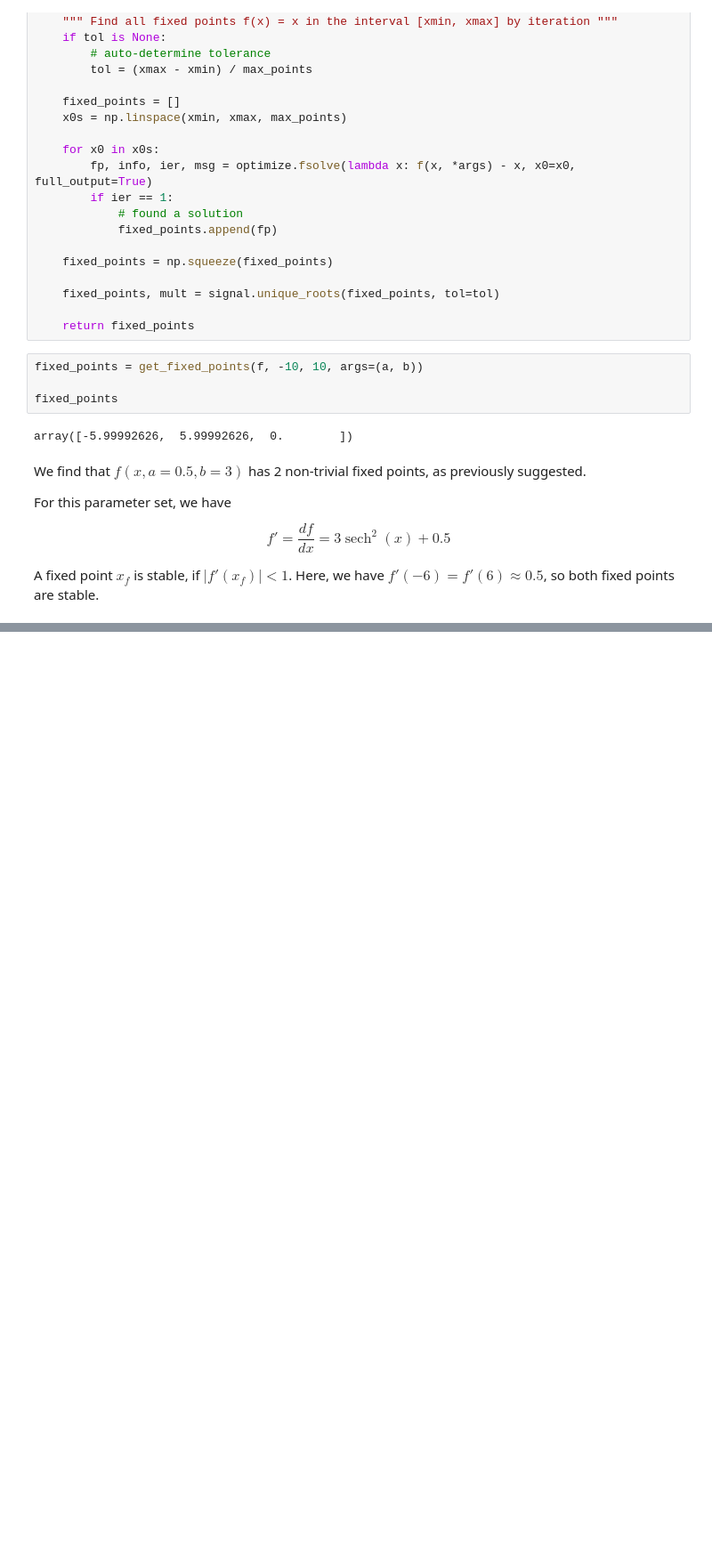
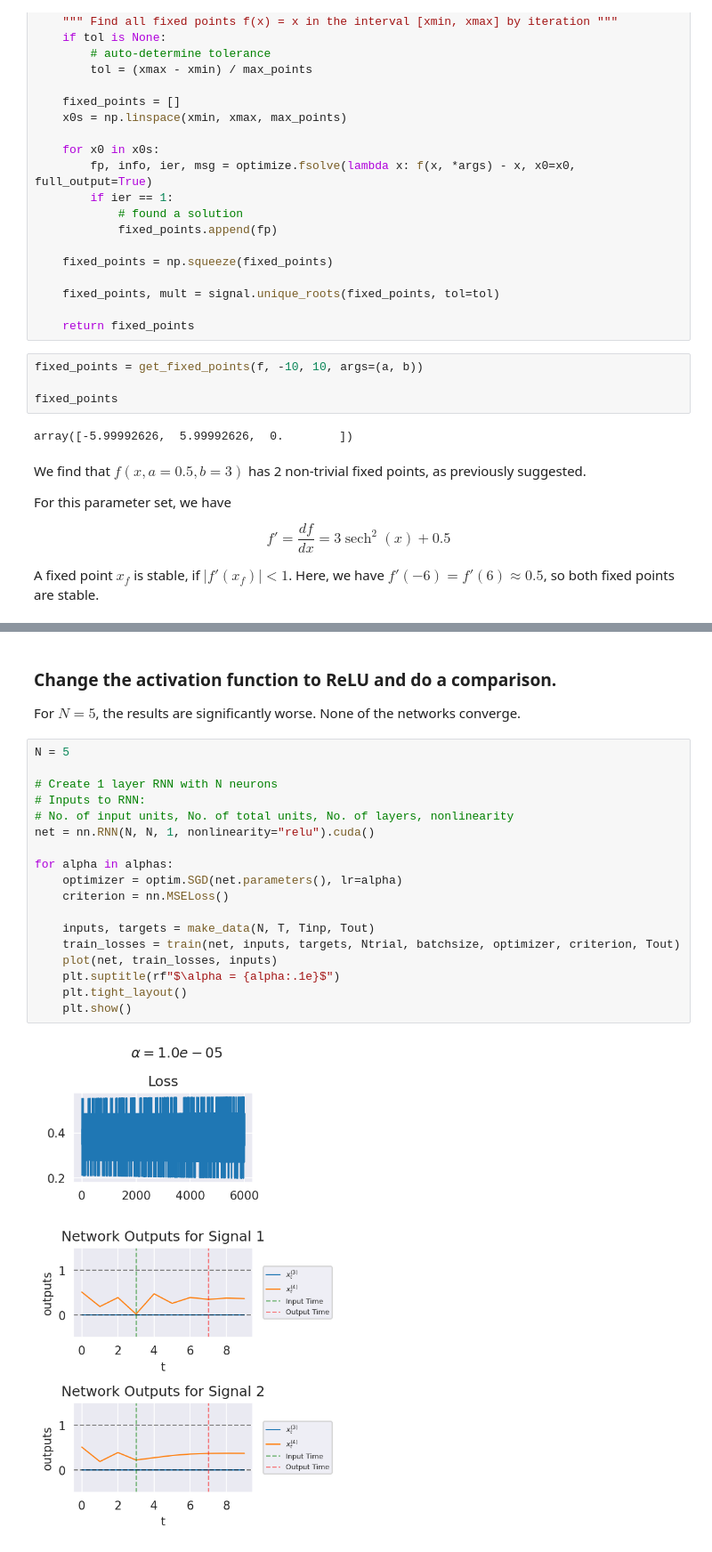
Before and after one commit to LarsKue/TSA-RNN, a Jupyter notebook: ex08/ex08.ipynb, the cells around one changed output, grey strips where cells are left out. Shown at 89% size. Saved outputs shown, nothing was run; the diff lists cells and outputs as text; blank space fills up the shorter version.

```diff
--- a/ex08/ex08.ipynb
+++ b/ex08/ex08.ipynb
@@ -141,0 +323,24 @@ A fixed point $x_f$ is stable, if $\vert f'(x_f) \vert < 1$. Here, we have $f'(-
+# %% [markdown]
+### Change the activation function to ReLU and do a comparison.
+
+For $N = 5$, the results are significantly worse. None of the networks converge.
+# %%
+N = 5
+
+# Create 1 layer RNN with N neurons
+# Inputs to RNN:
+# No. of input units, No. of total units, No. of layers, nonlinearity
+net = nn.RNN(N, N, 1, nonlinearity="relu").cuda()
+
+for alpha in alphas:
+    optimizer = optim.SGD(net.parameters(), lr=alpha)
+    criterion = nn.MSELoss()
+
+    inputs, targets = make_data(N, T, Tinp, Tout)
+    train_losses = train(net, inputs, targets, Ntrial, batchsize, optimizer, criterion, Tout)
+    plot(net, train_losses, inputs)
+    plt.suptitle(rf"$\alpha = {alpha:.1e}$")
+    plt.tight_layout()
+    plt.show()
+# %% [output]
+[figure, added]
```
Also changed, not shown: parts of 14 cells of this notebook, 1 other file.
